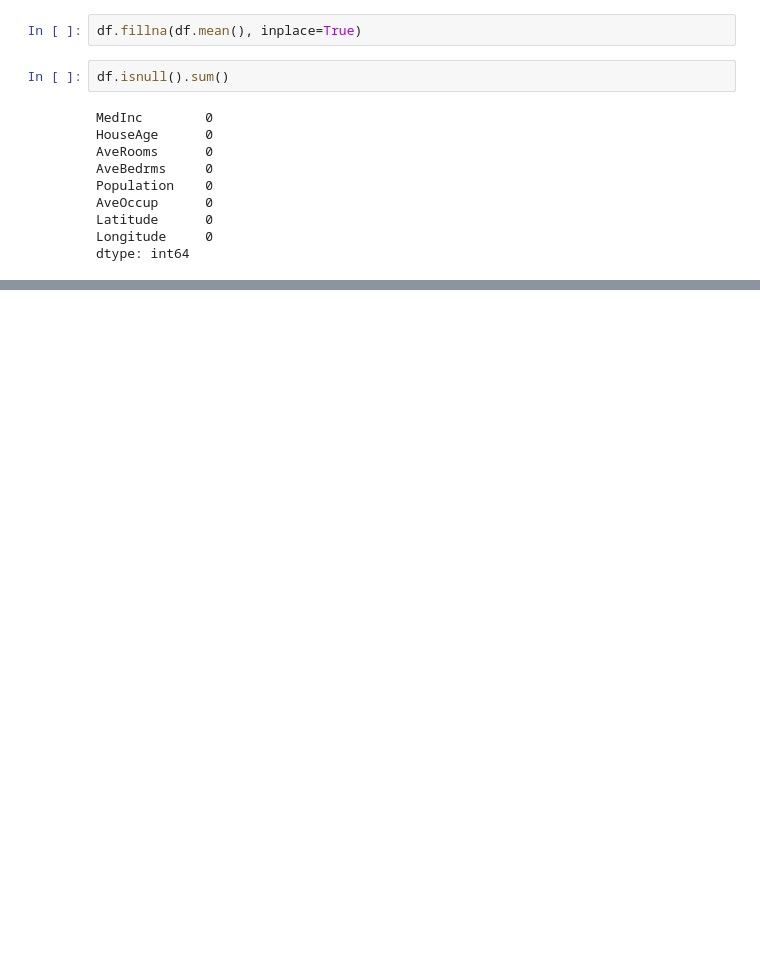
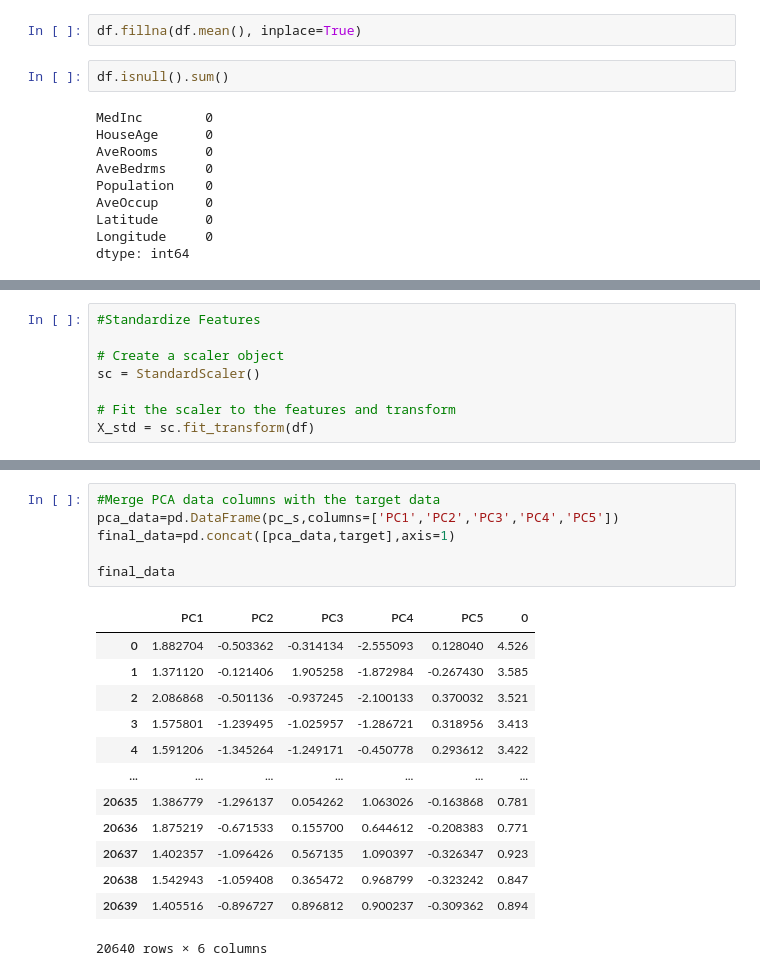
Before and after one commit to Sianwa/Machine-Learning, a Jupyter notebook: Cat1/Data Processing.ipynb, the cells around one changed output, grey strips where cells are left out. Drawn from its saved outputs; the diff is of its cells as text; blank space fills up the shorter version.

```diff
--- a/Cat1/Data Processing.ipynb
+++ b/Cat1/Data Processing.ipynb
@@ -75,0 +108,8 @@ housing = fetch_california_housing()
+# %%
+#Standardize Features
+
+# Create a scaler object
+sc = StandardScaler()
+
+# Fit the scaler to the features and transform
+X_std = sc.fit_transform(df)
@@ -75,0 +127,20 @@ housing = fetch_california_housing()
+# %%
+#Merge PCA data columns with the target data
+pca_data=pd.DataFrame(pc_s,columns=['PC1','PC2','PC3','PC4','PC5'])
+final_data=pd.concat([pca_data,target],axis=1)
+
+final_data
+# %% [output]
+|  | PC1 | PC2 | PC3 | PC4 | PC5 | 0 |
+| 0 | 1.882704 | -0.503362 | -0.314134 | -2.555093 | 0.128040 | 4.526 |
+| 1 | 1.371120 | -0.121406 | 1.905258 | -1.872984 | -0.267430 | 3.585 |
+| 2 | 2.086868 | -0.501136 | -0.937245 | -2.100133 | 0.370032 | 3.521 |
+| 3 | 1.575801 | -1.239495 | -1.025957 | -1.286721 | 0.318956 | 3.413 |
+| 4 | 1.591206 | -1.345264 | -1.249171 | -0.450778 | 0.293612 | 3.422 |
+| ... | ... | ... | ... | ... | ... | ... |
+| 20635 | 1.386779 | -1.296137 | 0.054262 | 1.063026 | -0.163868 | 0.781 |
+| 20636 | 1.875219 | -0.671533 | 0.155700 | 0.644612 | -0.208383 | 0.771 |
+| 20637 | 1.402357 | -1.096426 | 0.567135 | 1.090397 | -0.326347 | 0.923 |
+| 20638 | 1.542943 | -1.059408 | 0.365472 | 0.968799 | -0.323242 | 0.847 |
+| 20639 | 1.405516 | -0.896727 | 0.896812 | 0.900237 | -0.309362 | 0.894 |
+20640 rows × 6 columns
```
Also changed, not shown: parts of 13 cells of this notebook.
